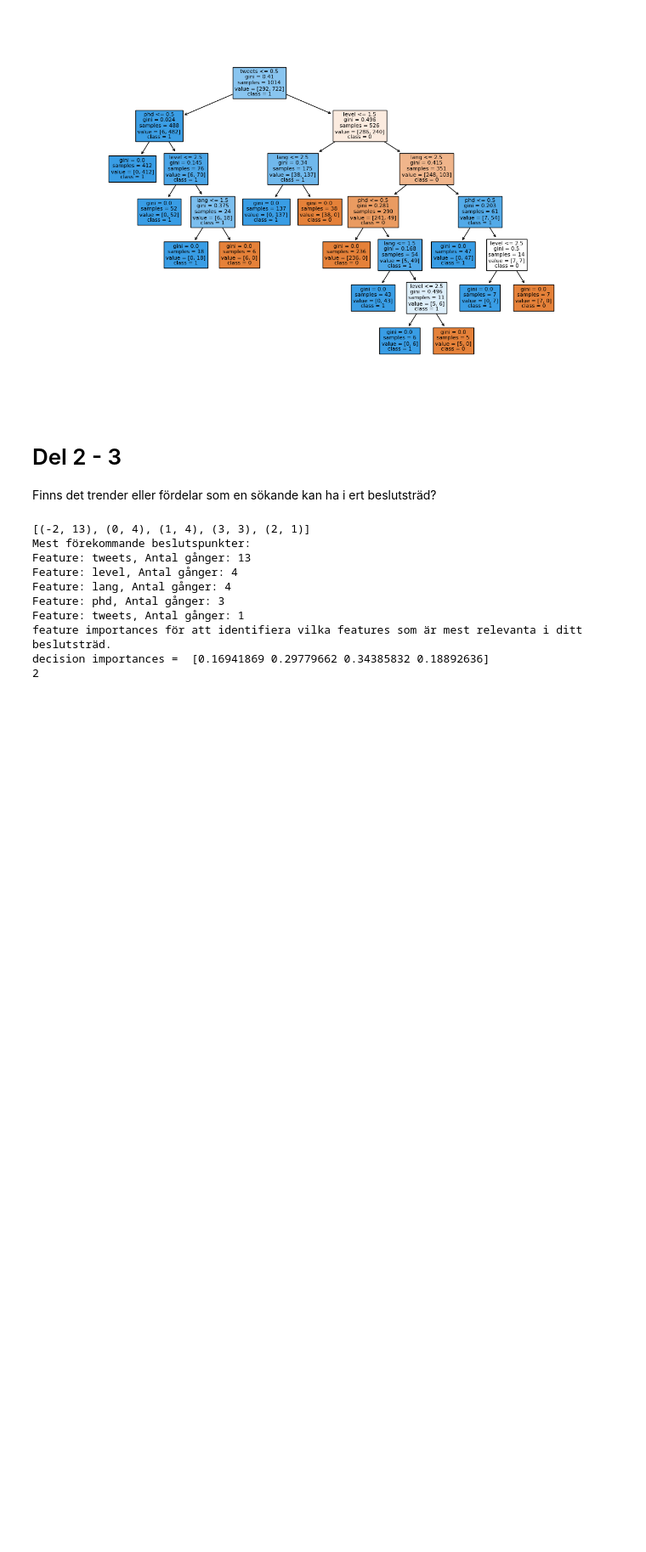
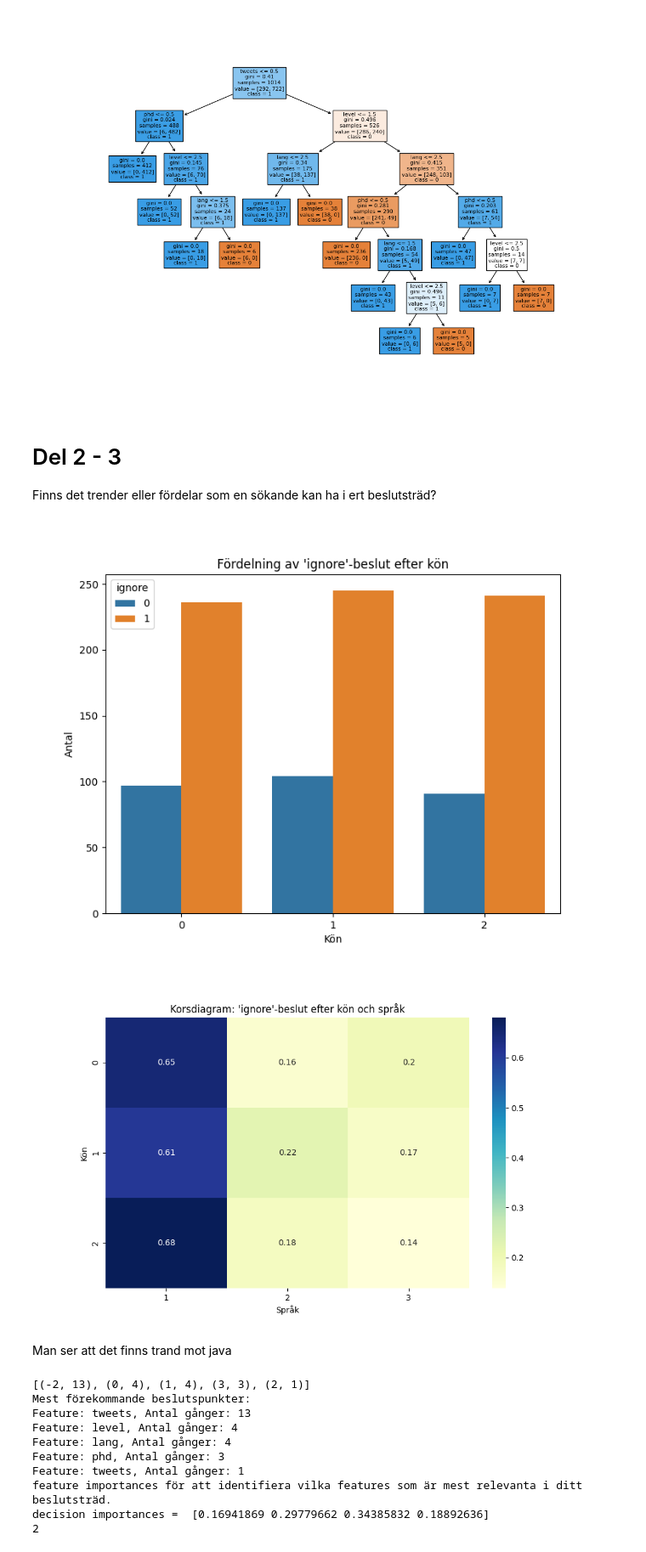
Before and after one commit to Ammar-Man/Decision_support_system, a Jupyter notebook: Task_2_Part_2.ipynb, the cells around one changed output. Shown: that part at 85% size. Saved outputs shown, nothing was run; the diff lists cells and outputs as text; code cells hidden in the pictures; blank space fills up the shorter version.

```diff
--- a/Task_2_Part_2.ipynb
+++ b/Task_2_Part_2.ipynb
@@ -73,6 +73,18 @@ display(Image(filename=image_path))
 # %% [markdown]
 # Del 2 - 3
 Finns det trender eller fördelar som en sökande kan ha i ert beslutsträd?
+# %%
+from IPython.display import Image, display
+gender = './gender.png'
+display(Image(filename=gender))
+
+lang = './lang.png'
+display(Image(filename=lang))
+# %% [output]
+[figure, added]
+[figure, added]
+# %% [markdown]
+Man ser att det finns trand mot java
 # %%
 from collections import Counter
 
```
